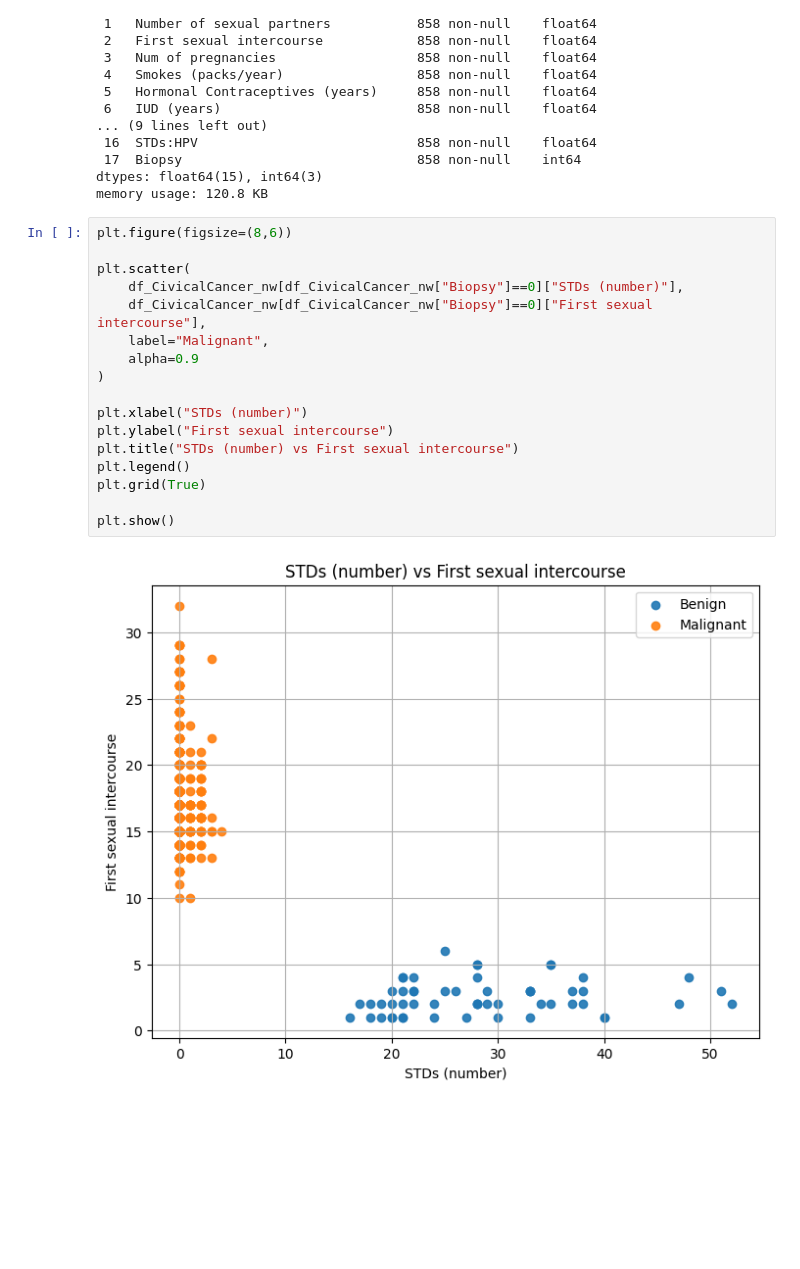
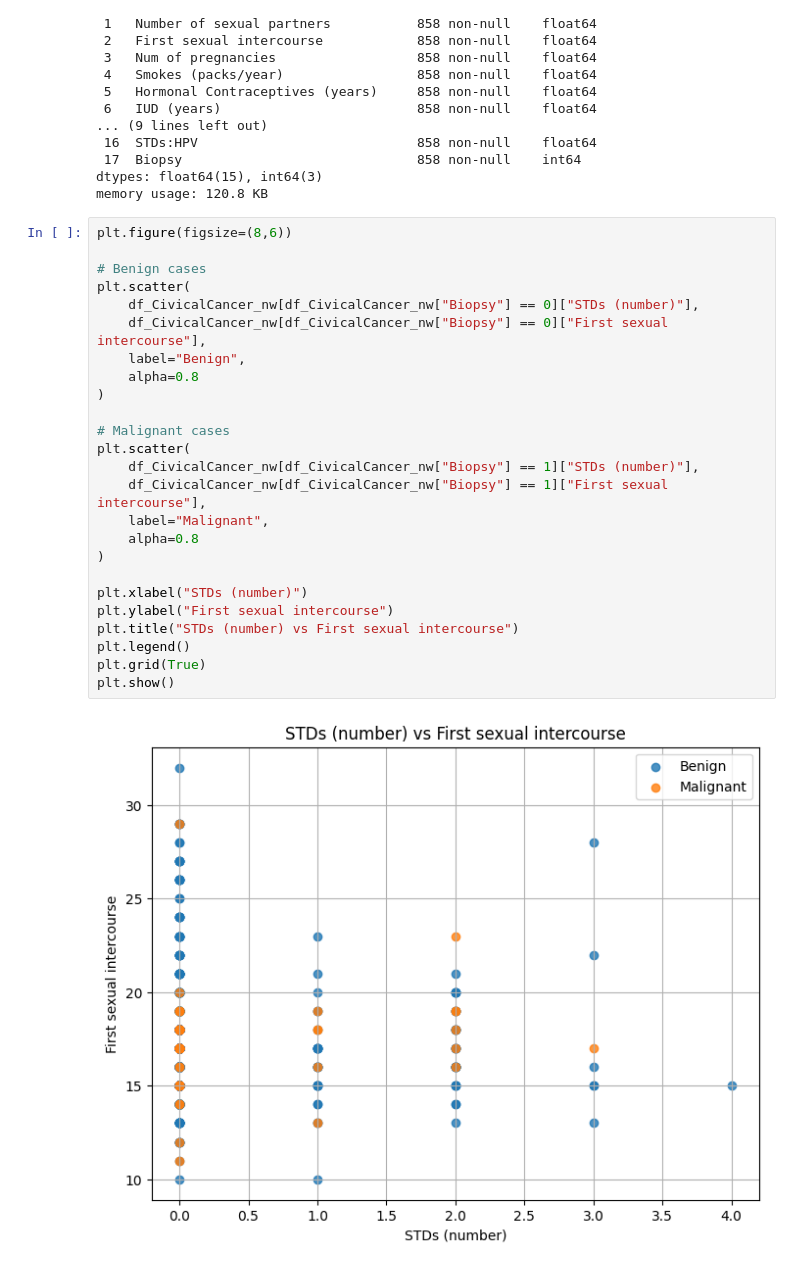
Before and after one commit to Jbaner/OMDSModC_Capstone_Project, a Jupyter notebook: OMDS_ModC_Week8_Banerjee_Jayeeta_Data2.ipynb, the cells around one changed output. Drawn from its saved outputs; the diff is of its cells as text; blank space fills up the shorter version.

```diff
--- a/OMDS_ModC_Week8_Banerjee_Jayeeta_Data2.ipynb
+++ b/OMDS_ModC_Week8_Banerjee_Jayeeta_Data2.ipynb
@@ -339,19 +338,27 @@ memory usage: 120.8 KB
 # %%
 plt.figure(figsize=(8,6))
 
+# Benign cases
 plt.scatter(
-    df_CivicalCancer_nw[df_CivicalCancer_nw["Biopsy"]==0]["STDs (number)"],
-    df_CivicalCancer_nw[df_CivicalCancer_nw["Biopsy"]==0]["First sexual intercourse"],
+    df_CivicalCancer_nw[df_CivicalCancer_nw["Biopsy"] == 0]["STDs (number)"],
+    df_CivicalCancer_nw[df_CivicalCancer_nw["Biopsy"] == 0]["First sexual intercourse"],
+    label="Benign",
+    alpha=0.8
+)
+
+# Malignant cases
+plt.scatter(
+    df_CivicalCancer_nw[df_CivicalCancer_nw["Biopsy"] == 1]["STDs (number)"],
+    df_CivicalCancer_nw[df_CivicalCancer_nw["Biopsy"] == 1]["First sexual intercourse"],
     label="Malignant",
-    alpha=0.9
+    alpha=0.8
 )
 
 plt.xlabel("STDs (number)")
 plt.ylabel("First sexual intercourse")
 plt.title("STDs (number) vs First sexual intercourse")
 plt.legend()
 plt.grid(True)
-
 plt.show()
 # %% [output]
-[figure, old version]
+[figure, new version]
```
Also changed, not shown: parts of 2 cells of this notebook.
